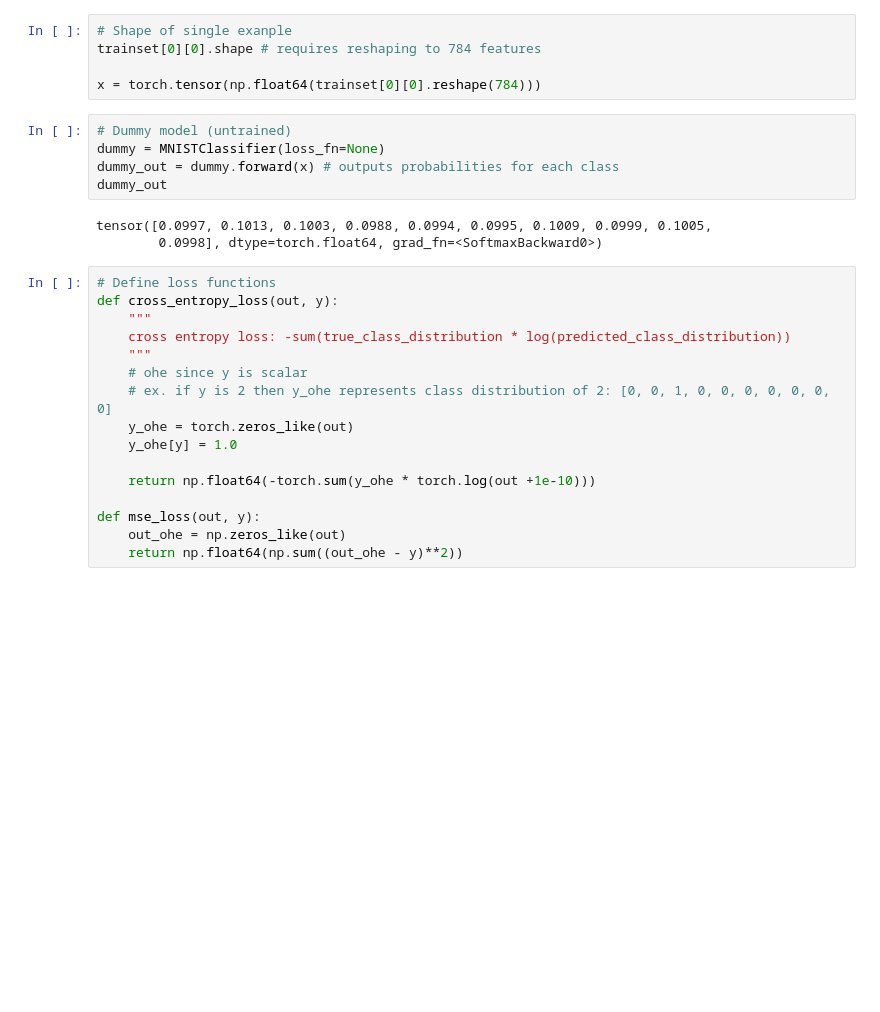
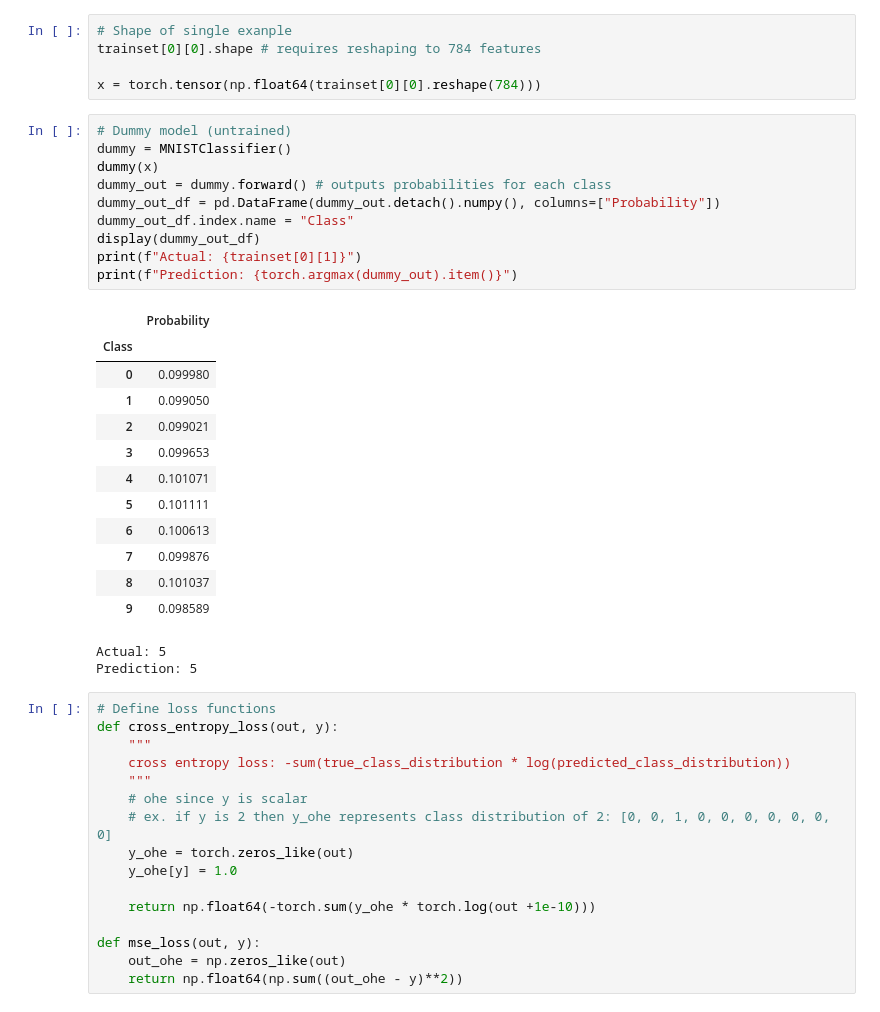
Before and after one commit to adrianlamdev/mnist-classifier, a Jupyter notebook: notebooks/mnist_classifier_mlp.ipynb, the cells around one changed output. Cells and saved outputs as stored; diff of their text form; blank space fills up the shorter version.

```diff
--- a/notebooks/mnist_classifier_mlp.ipynb
+++ b/notebooks/mnist_classifier_mlp.ipynb
@@ -120,12 +127,29 @@ trainset[0][0].shape # requires reshaping to 784 features
 x = torch.tensor(np.float64(trainset[0][0].reshape(784)))
 # %%
 # Dummy model (untrained)
-dummy = MNISTClassifier(loss_fn=None)
-dummy_out = dummy.forward(x) # outputs probabilities for each class
-dummy_out
+dummy = MNISTClassifier()
+dummy(x)
+dummy_out = dummy.forward() # outputs probabilities for each class
+dummy_out_df = pd.DataFrame(dummy_out.detach().numpy(), columns=["Probability"])
+dummy_out_df.index.name = "Class"
+display(dummy_out_df)
+print(f"Actual: {trainset[0][1]}")
+print(f"Prediction: {torch.argmax(dummy_out).item()}")
 # %% [output]
+|  | Probability |
+| Class |  |
+| 0 | 0.099980 |
+| 1 | 0.099050 |
+| 2 | 0.099021 |
+| 3 | 0.099653 |
+| 4 | 0.101071 |
+| 5 | 0.101111 |
+| 6 | 0.100613 |
+| 7 | 0.099876 |
+| 8 | 0.101037 |
+| 9 | 0.098589 |
-tensor([0.0997, 0.1013, 0.1003, 0.0988, 0.0994, 0.0995, 0.1009, 0.0999, 0.1005,
-        0.0998], dtype=torch.float64, grad_fn=<SoftmaxBackward0>)
+Actual: 5
+Prediction: 5
 # %%
 # Define loss functions
 def cross_entropy_loss(out, y):
```
Also changed, not shown: parts of 13 cells of this notebook.
